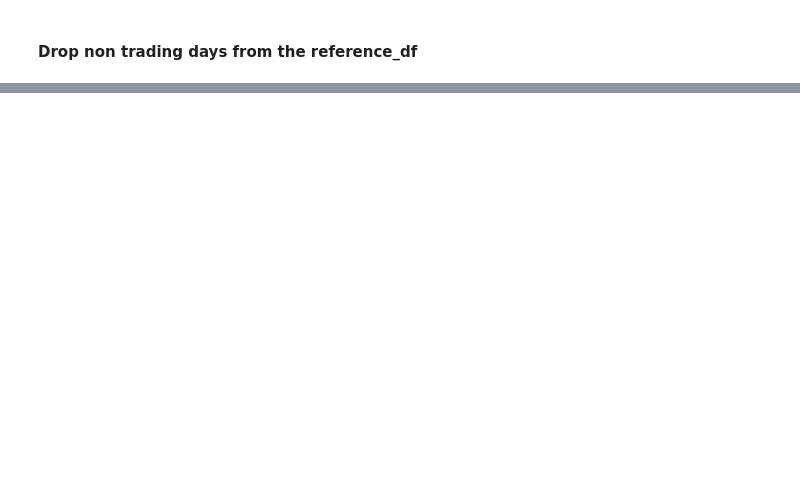
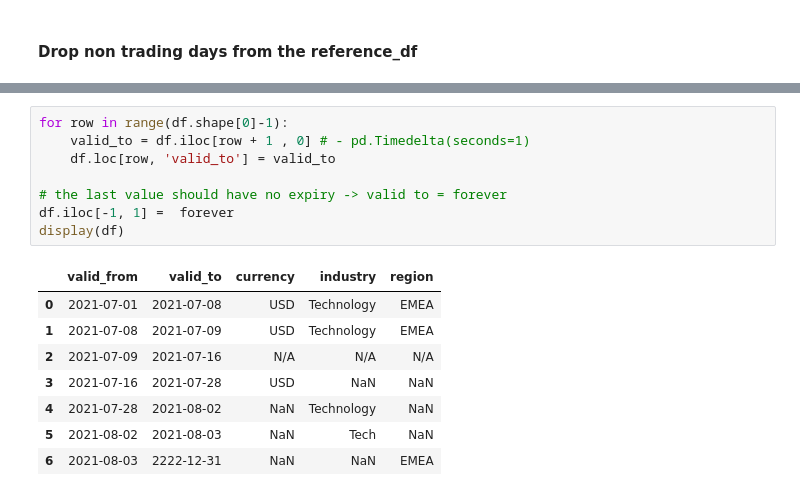
Before and after one commit to andr3wpex/ReferenceDataChange, a Jupyter notebook: ReferenceDataChange.ipynb, the cells around one changed output, grey strips where cells are left out. Drawn from its saved outputs; the diff is of its cells as text; blank space fills up the shorter version.

```diff
--- a/ReferenceDataChange.ipynb
+++ b/ReferenceDataChange.ipynb
@@ -127,0 +210,17 @@ changes_df
+# %%
+for row in range(df.shape[0]-1):
+    valid_to = df.iloc[row + 1 , 0] # - pd.Timedelta(seconds=1)
+    df.loc[row, 'valid_to'] = valid_to
+
+# the last value should have no expiry -> valid to = forever
+df.iloc[-1, 1] =  forever
+display(df)
+# %% [output]
+|  | valid_from | valid_to | currency | industry | region |
+| 0 | 2021-07-01 | 2021-07-08 | USD | Technology | EMEA |
+| 1 | 2021-07-08 | 2021-07-09 | USD | Technology | EMEA |
+| 2 | 2021-07-09 | 2021-07-16 | N/A | N/A | N/A |
+| 3 | 2021-07-16 | 2021-07-28 | USD | NaN | NaN |
+| 4 | 2021-07-28 | 2021-08-02 | NaN | Technology | NaN |
+| 5 | 2021-08-02 | 2021-08-03 | NaN | Tech | NaN |
+| 6 | 2021-08-03 | 2222-12-31 | NaN | NaN | EMEA |
```
Also changed, not shown: parts of 17 cells of this notebook.
